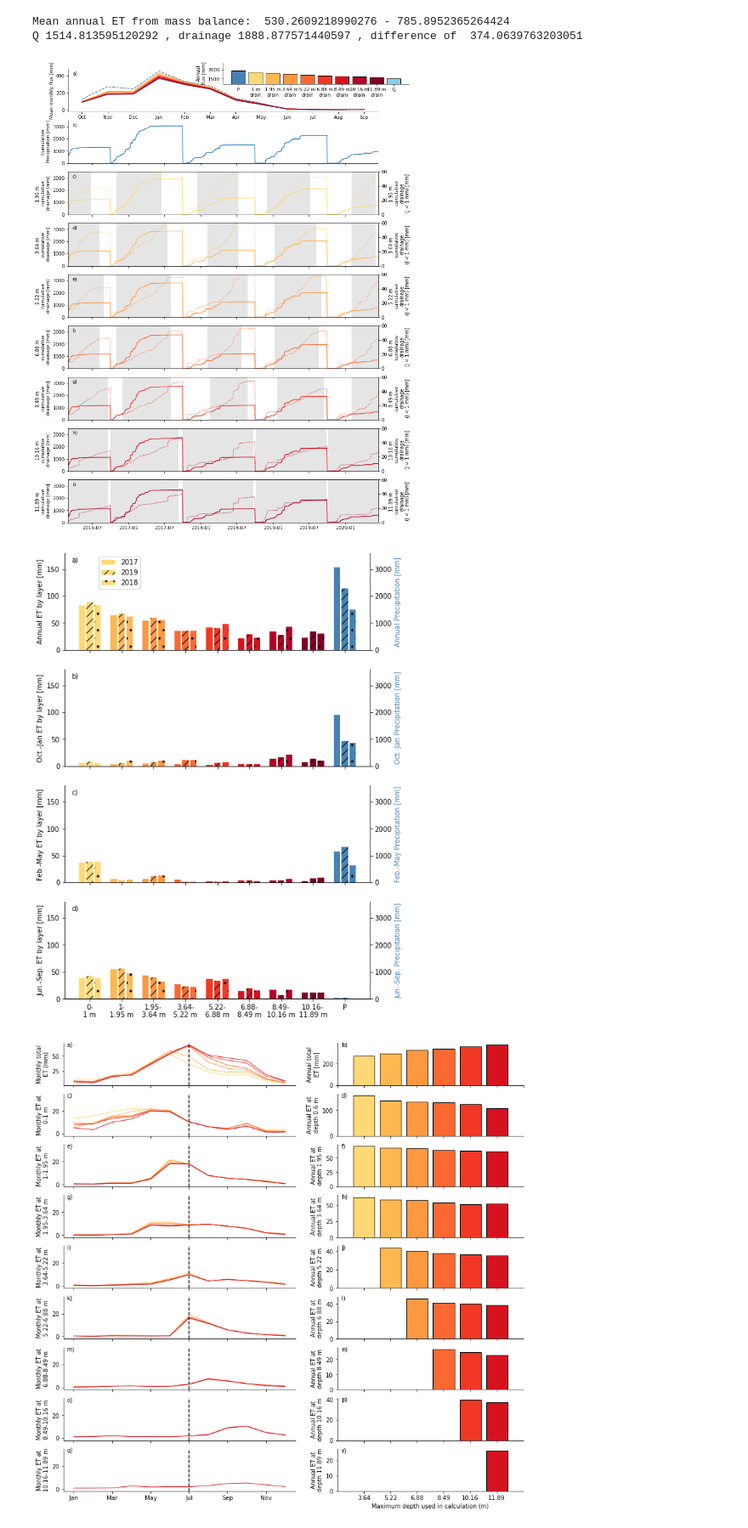
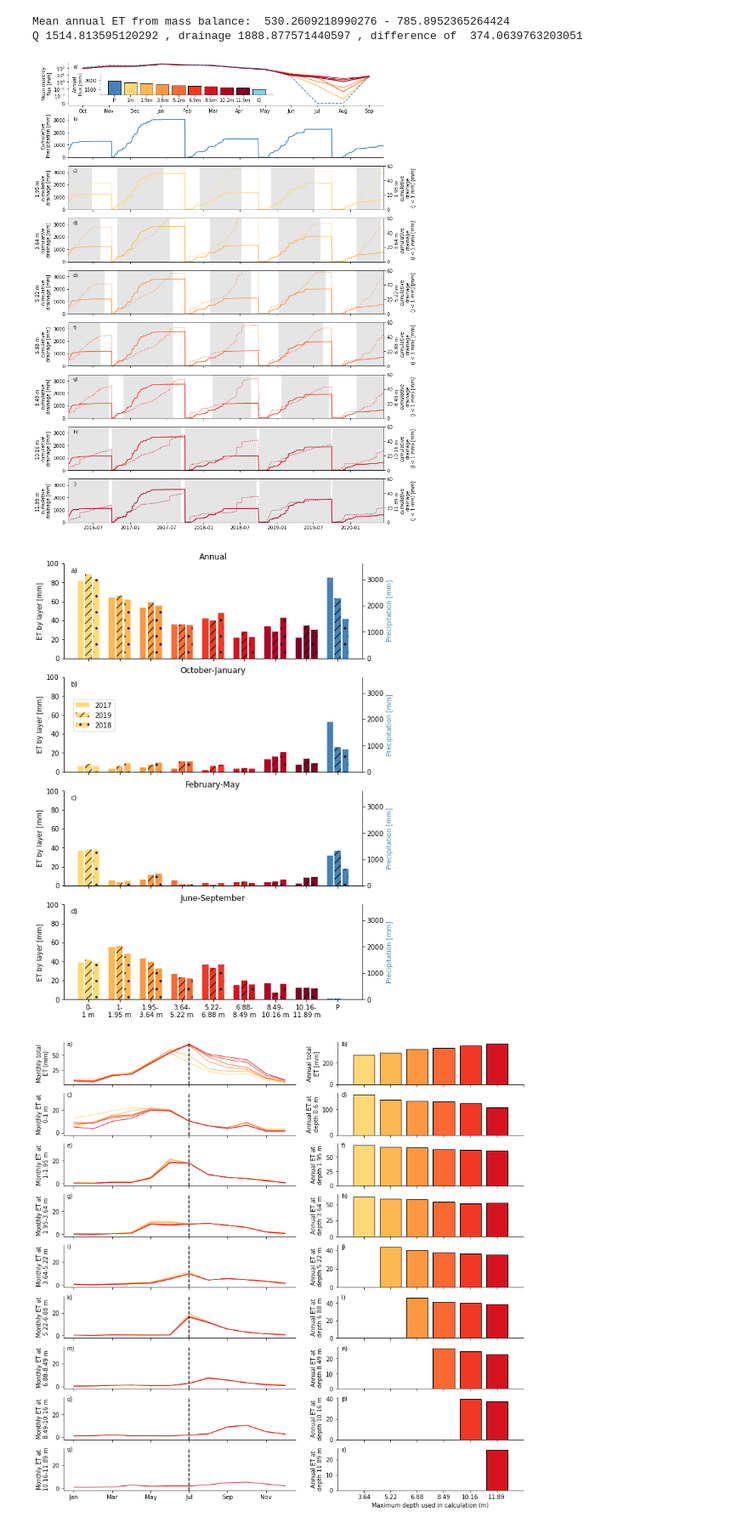
Before and after one commit to lapidesd/ET_layers, a Jupyter notebook: Code/separate_fluxes-final.ipynb, the cells around one changed output. Shown at 85% size. Drawn from its saved outputs; the diff is of its cells as text; code cells hidden in the pictures.

```diff
--- a/Code/separate_fluxes-final.ipynb
+++ b/Code/separate_fluxes-final.ipynb
@@ -1016,11 +1051,12 @@ for i in range(1,num_ports+1):
            c = colors[i],)
 ax.plot(DSmonth.index.astype('str'),
        DSmonth.Jadjust,c='steelblue',ls='--',label = 'P')
-ax.set_ylabel('Mean monthly flux [mm]')
+ax.set_ylabel('Mean monthly\nflux [mm]')
 ax.set_xticklabels(['Oct','Nov','Dec','Jan','Feb','Mar','Apr',
                   'May','Jun','Jul','Aug','Sep'])
+ax.set_yscale('symlog',linthresh=.01)
 
-axins = ax.inset_axes([.5,.65,.6,.5])
+axins = ax.inset_axes([.1,.24,.55,.5])#[.5,.65,.6,.5])
 DSannual = DSmonth[['Jadjust']+['d'+str(i) for i in range(num_ports+1)]].mean()/30*365
 for i in range(len(DSannual)):
     axins.bar([i],
@@ -1029,7 +1065,7 @@ for i in range(len(DSannual)):
              edgecolor = 'k')
 axins.bar([i+1],[Q_mm_yr],facecolor = 'skyblue',edgecolor = 'k')
 axins.set_xticks(list(range(len(DSannual)+1)))
-axins.set_xticklabels(['P']+[str(([1]+port_depths)[i])+' m\ndrain' for i in range(num_ports+1)]+['Q'])
+axins.set_xticklabels(['P']+[str(round(([1]+port_depths)[i],1))+'m' for i in range(num_ports+1)]+['Q'])
 axins.set_ylabel('Annual\nflux [mm]')
 axins.spines[['top','right']].set_visible(False)
 axins.set_ylim(1200,2400)
@@ -1060,34 +1096,34 @@ for i in range(7):
             c=colors[i],ls=':')
     ax.set_ylabel(str(port_depths[i])+' m \ncumulative\ndrainage [mm]')
     axtwin.set_ylabel(str(port_depths[i])+' m \ncumulative\ndrainage\n(J < 1 mm) [mm]')
     if i<6:
         ax.set_xticklabels([])
     ax.set_xlim(pd.to_datetime(DeltaStorage.index.values[0])+datetime.timedelta(60),
                 DeltaStorage.index.values[-1])
     ax.set_ylim(0,3500)
     axtwin.set_ylim(0,60)
 
 
     dat = first_last_dates_water_year[first_last_dates_water_year['Location']=='A'+str(i+1)]
     for _, row in dat.iterrows():
         ax.axvspan(row['Last Date'], row['First Date']-datetime.timedelta(7),
                    alpha=.1,facecolor='k')
 
 labels = ['a)','b)','c)','d)','e)','f)','g)','h)','i)',
          'j)','k)','l)','m)','n)','o)','p)','q)','r)',
           's)','t)','u)','v)']
 for i,ax in enumerate(axs.flatten()):
     for side in ['top','right']:
         ax.spines[side].set_visible(False)
 
     # label physical distance in and down:
     trans = mtransforms.ScaledTranslation(10/72, -5/72, fig.dpi_scale_trans)
     ax.text(0, 1., labels[i], transform=ax.transAxes + trans,
              verticalalignment='top', )
 
 plt.savefig('drainage_align_samples.png',format='png',dpi=300,bbox_inches='tight')
 # %% [output]
-[figure, old version]
+[figure, new version]
 # %%
 # label three seasons, approximately winter, spring, and summer
 # but names just used for labeling purposes
@@ -1113,7 +1149,7 @@ hatches = ['','//','.']
 ax = axs[1-1]
 axt = ax.twinx()
 axt.spines['top'].set_visible(False)
-axt.set_ylabel('Annual Precipitation [mm]',c='steelblue')
+axt.set_ylabel('Precipitation [mm]',c='steelblue')
 for j,yr in enumerate(yrs):
     for i in range((num_ports+1)):
         if i==0:
@@ -1130,24 +1166,32 @@ for j,yr in enumerate(yrs):
 ax.set_xticks(list(range(num_ports+2)))
 ax.set_xticklabels([str(([0,1]+port_depths)[i])+'-\n'+
                    str(([0,1]+port_depths)[i+1])+' m' for i in range(num_ports+1)]+['P'])
-ax.set_ylabel('Annual ET by layer [mm]')
-ax.legend(loc='upper left',bbox_to_anchor = (.1,1))
+ax.set_ylabel('ET by layer [mm]')
+# ax.legend(loc='upper left',bbox_to_anchor = (.1,-.51))
+ax.set_title('Annual')
 
-months = ['Oct.-Jan','Feb.-May','Jun.-Sep.']
+months = ['October-January','February-May','June-September']
 for k,season in enumerate(['winter','spring','summer']):
     ax = axs[2+k-1]
     axt = ax.twinx()
     for j,yr in enumerate(yrs):
         for i in range((num_ports+1)):
+            if i==0:
+                lab = yr
+            else:
+                lab = None
             ax.bar(i-.25+j/4,seasonsums['ET'+str(i)].loc[yr,season],
-                  facecolor = colors[i],width = .2,hatch=hatches[j])
+                  facecolor = colors[i],width = .2,hatch=hatches[j],label=lab)
         axt.bar(i+1-.25+j/4,seasonsums.Jadjust.loc[yr,season],
            width = .2,facecolor = 'steelblue',hatch=hatches[j],label=lab)
-    ax.set_ylabel(months[k]+' ET by layer [mm]')
-    ax.set_ylim(0,180)
+    if k==0:
+        ax.legend(loc='upper left',bbox_to_anchor = (0.02,.8))
+    ax.set_ylabel('ET by layer [mm]')
+    ax.set_ylim(0,100)
+    ax.set_title(months[k])
     axt.set_ylim(0,3600)
     axt.spines[['top',]].set_visible(False)
-    axt.set_ylabel(months[k]+' Precipitation [mm]',c='steelblue')
+    axt.set_ylabel('Precipitation [mm]',c='steelblue')
 
 for ax in axs:
     ax.spines[['top','right']].set_visible(False)
@@ -1166,7 +1210,7 @@ for i,ax in enumerate(axs.flatten()):
 
 plt.savefig('et_p_seasons.png',format='png',dpi=300,bbox_inches='tight')
 # %% [output]
-[figure, old version]
+[figure, new version]
 # %%
 # plot timing of mean annual ET patterns
 # and how maximum depth affects this
```
Also changed, not shown: parts of 31 cells of this notebook.
